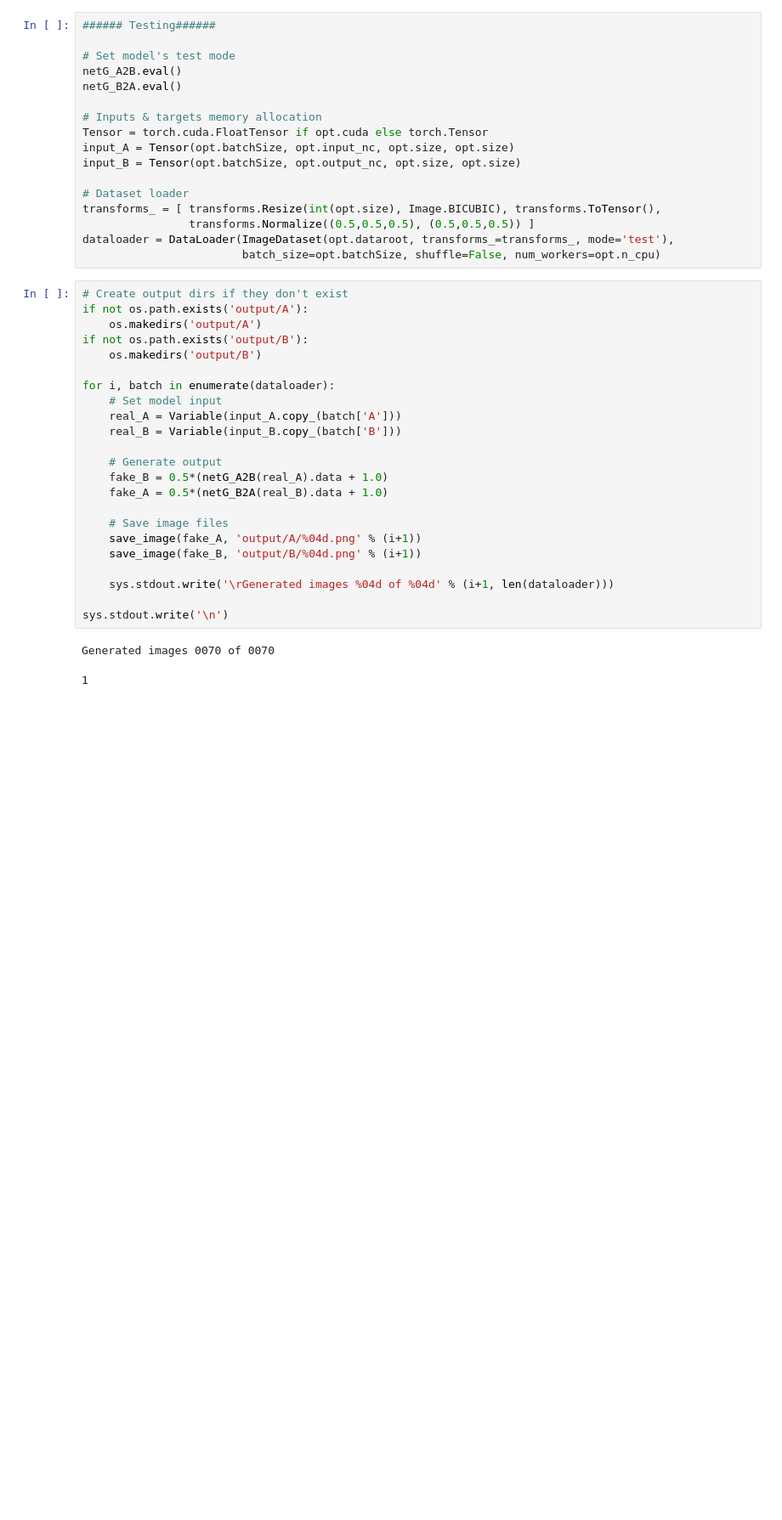
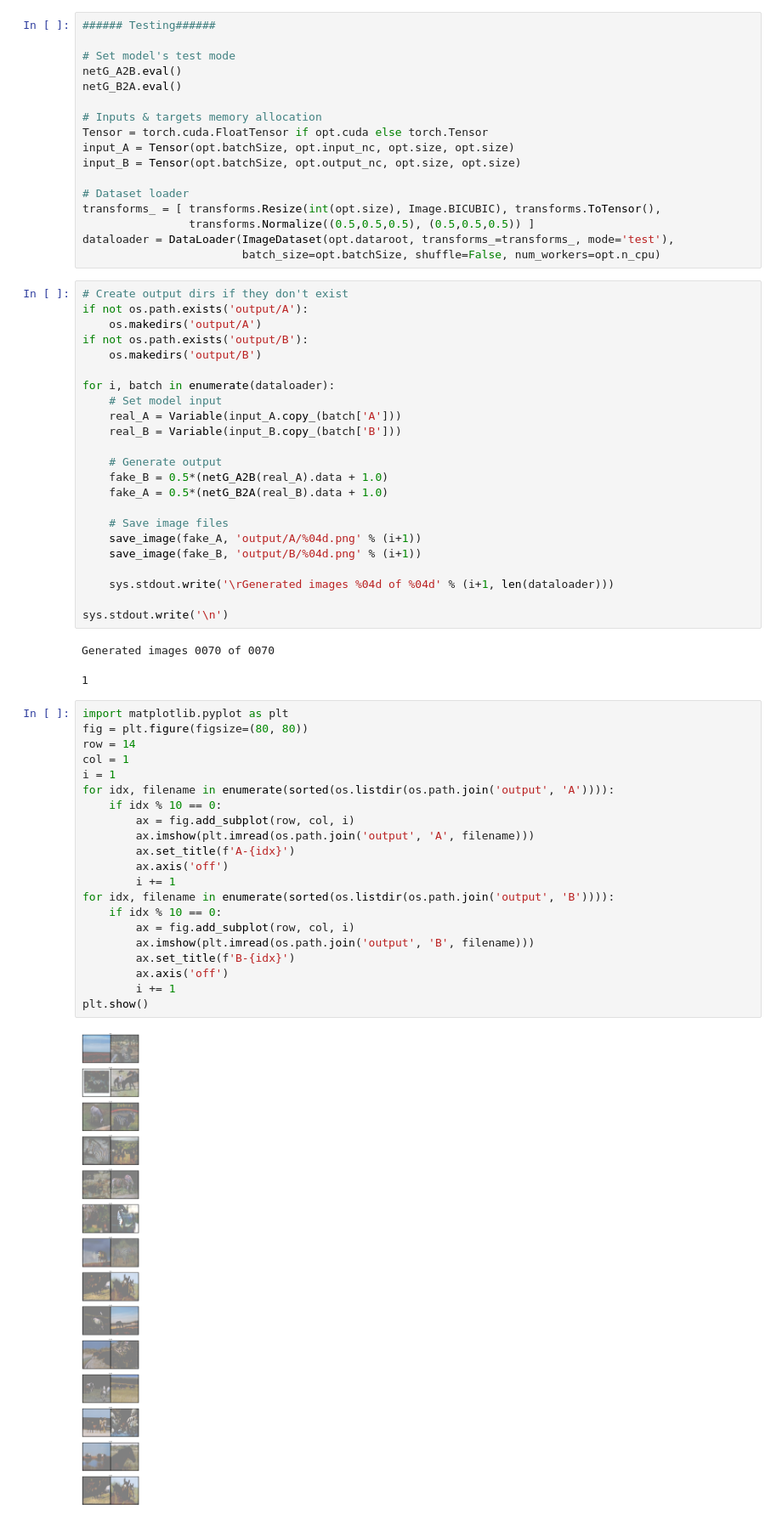
Before and after one commit to MinhyukWoo/deeplearning, a Jupyter notebook: models/cyclegan.ipynb, the cells around one changed output. Shown at 85% size. Saved outputs shown, nothing was run; the diff lists cells and outputs as text; blank space fills up the shorter version.

Commit message:
Add output image of cyclegan

```diff
--- a/models/cyclegan.ipynb
+++ b/models/cyclegan.ipynb
@@ -547,3 +547,26 @@ sys.stdout.write('\n')
 # %% [output]
 Generated images 0070 of 0070
 1
+# %%
+import matplotlib.pyplot as plt
+fig = plt.figure(figsize=(80, 80))
+row = 14
+col = 1
+i = 1
+for idx, filename in enumerate(sorted(os.listdir(os.path.join('output', 'A')))):
+    if idx % 10 == 0:
+        ax = fig.add_subplot(row, col, i)
+        ax.imshow(plt.imread(os.path.join('output', 'A', filename)))
+        ax.set_title(f'A-{idx}')
+        ax.axis('off')
+        i += 1
+for idx, filename in enumerate(sorted(os.listdir(os.path.join('output', 'B')))):
+    if idx % 10 == 0:
+        ax = fig.add_subplot(row, col, i)
+        ax.imshow(plt.imread(os.path.join('output', 'B', filename)))
+        ax.set_title(f'B-{idx}')
+        ax.axis('off')
+        i += 1
+plt.show()
+# %% [output]
+[figure, added]
```
